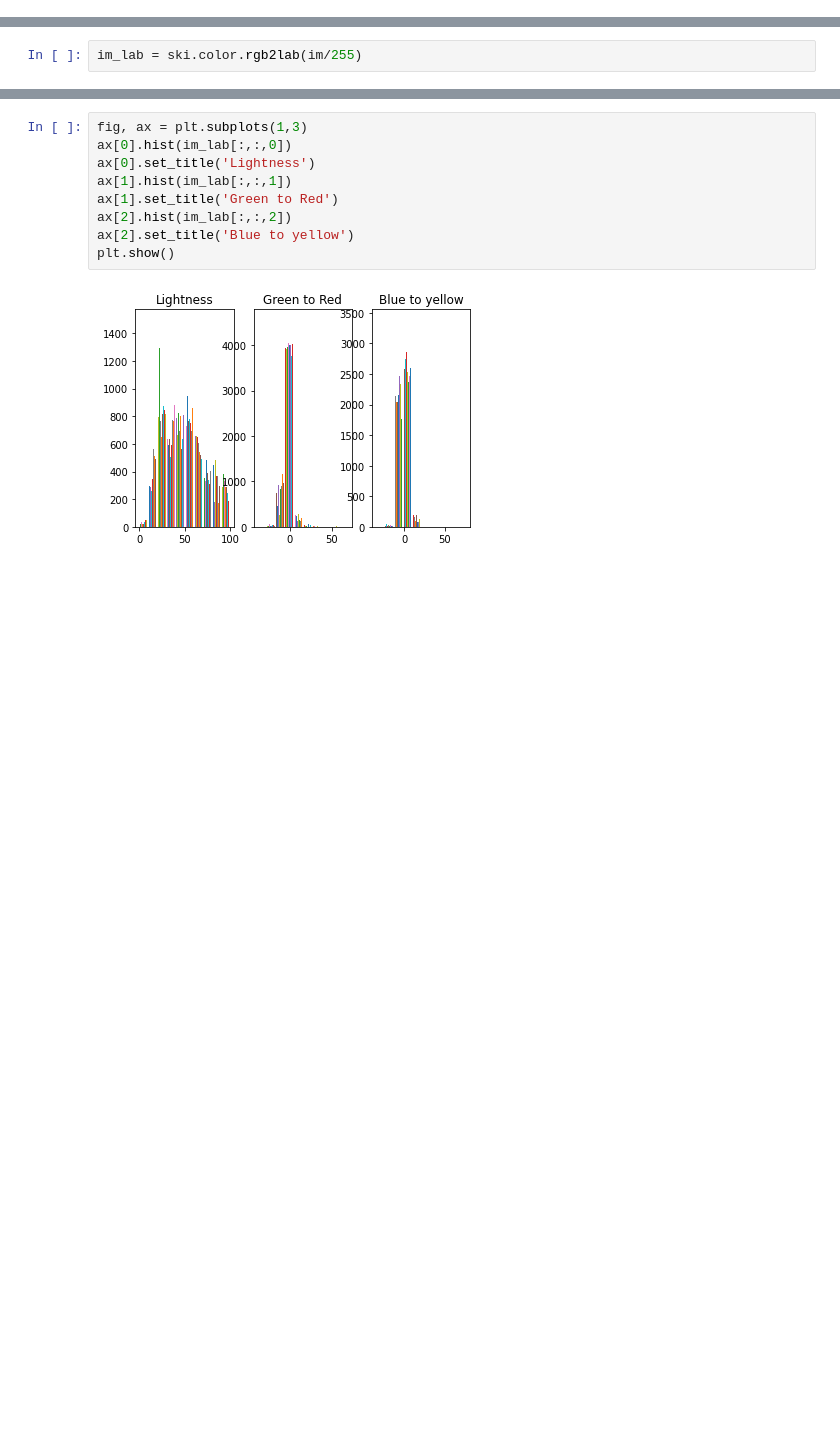
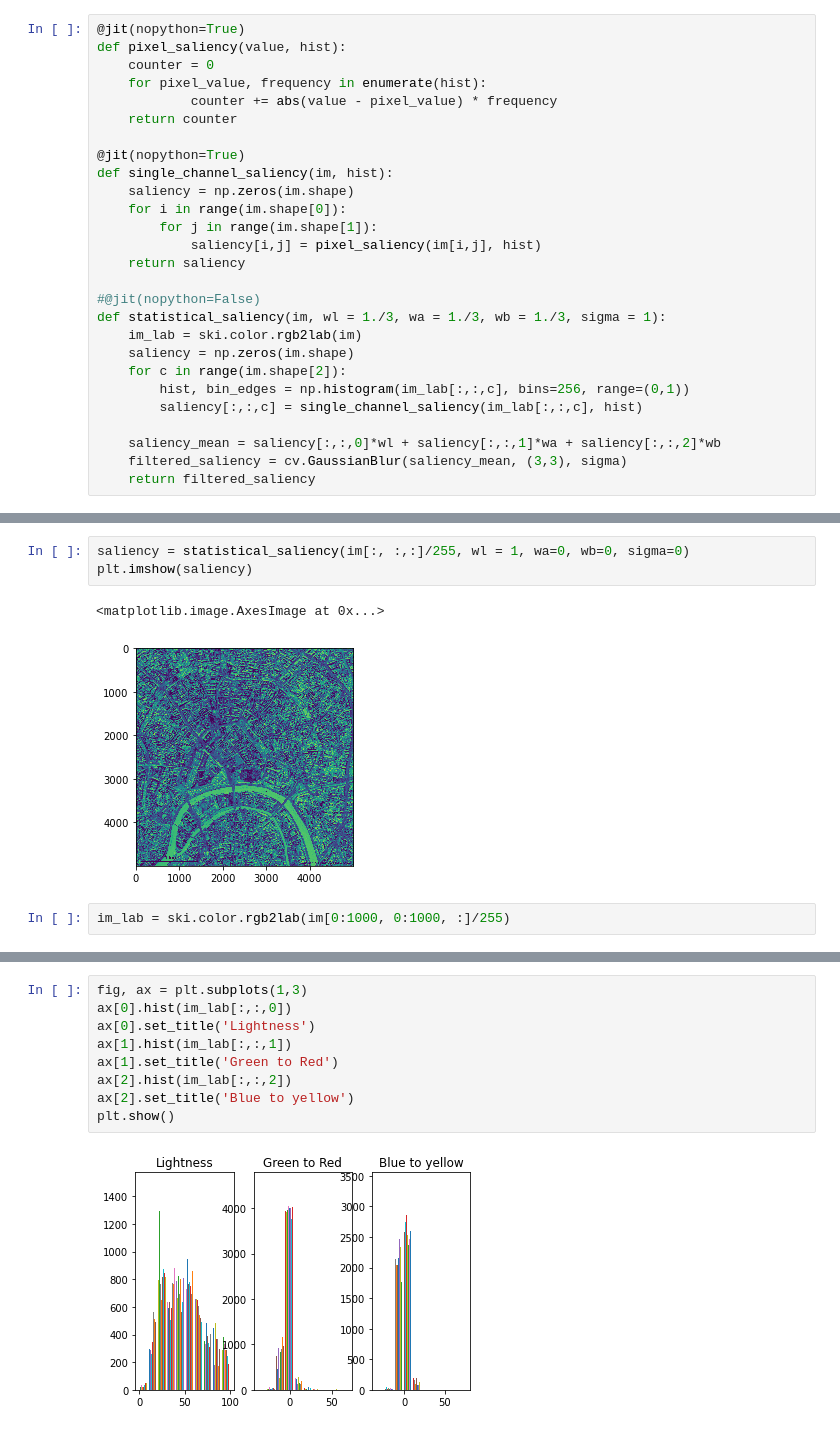
Before and after one commit to luizfysouza/TP-IMA201, a Jupyter notebook: Untitled.ipynb, the cells around one changed output, grey strips where cells are left out. Cells and saved outputs as stored; diff of their text form; blank space fills up the shorter version.

```diff
--- a/Untitled.ipynb
+++ b/Untitled.ipynb
@@ -6 +9,28 @@ import matplotlib.pyplot as plt
+# %%
+@jit(nopython=True)
+def pixel_saliency(value, hist):
+    counter = 0
+    for pixel_value, frequency in enumerate(hist):
+            counter += abs(value - pixel_value) * frequency
+    return counter
+
+@jit(nopython=True)
+def single_channel_saliency(im, hist):
+    saliency = np.zeros(im.shape)
+    for i in range(im.shape[0]):
+        for j in range(im.shape[1]):
+            saliency[i,j] = pixel_saliency(im[i,j], hist)
+    return saliency
+
+#@jit(nopython=False)
+def statistical_saliency(im, wl = 1./3, wa = 1./3, wb = 1./3, sigma = 1):
+    im_lab = ski.color.rgb2lab(im)
+    saliency = np.zeros(im.shape)
+    for c in range(im.shape[2]):
+        hist, bin_edges = np.histogram(im_lab[:,:,c], bins=256, range=(0,1))
+        saliency[:,:,c] = single_channel_saliency(im_lab[:,:,c], hist)
+
+    saliency_mean = saliency[:,:,0]*wl + saliency[:,:,1]*wa + saliency[:,:,2]*wb
+    filtered_saliency = cv.GaussianBlur(saliency_mean, (3,3), sigma)
+    return filtered_saliency
 # %%
@@ -12,2 +42,8 @@ plt.imshow(im/255)
+# %%
+saliency = statistical_saliency(im[:, :,:]/255, wl = 1, wa=0, wb=0, sigma=0)
+plt.imshow(saliency)
+# %% [output]
+<matplotlib.image.AxesImage at 0x...>
+[figure, added]
 # %%
-im_lab = ski.color.rgb2lab(im/255)
+im_lab = ski.color.rgb2lab(im[0:1000, 0:1000, :]/255)
```
Also changed, not shown: parts of 5 cells of this notebook.
